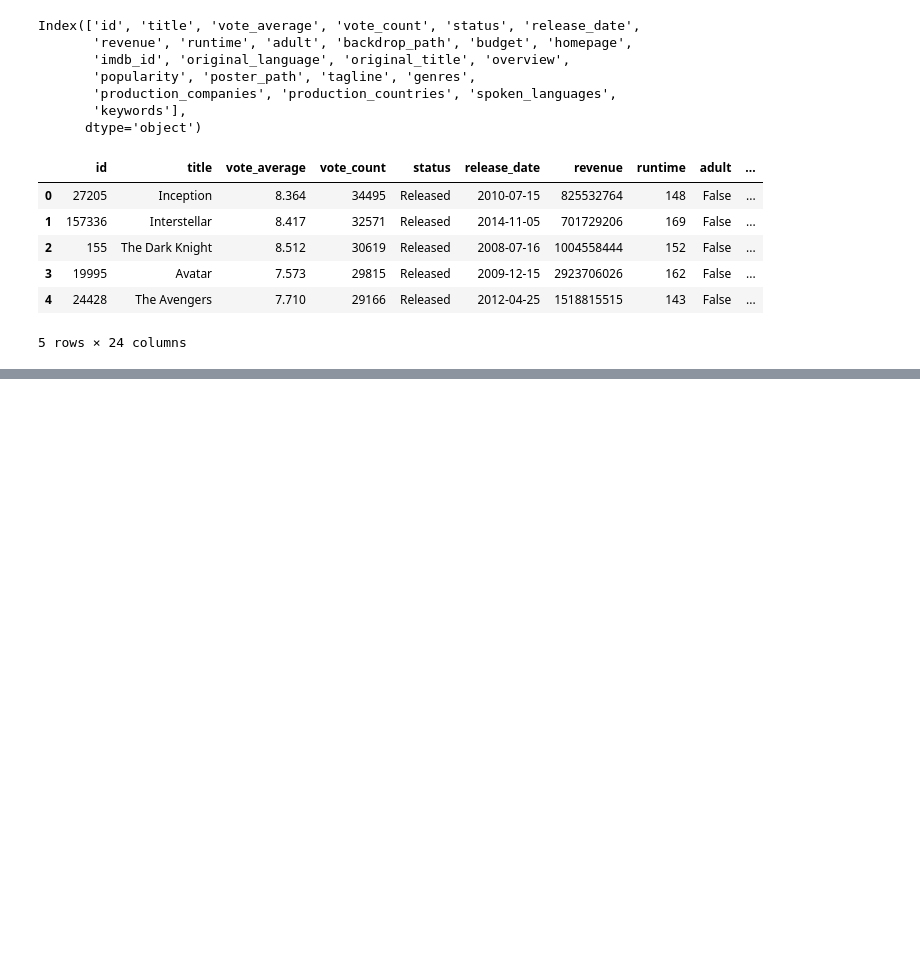
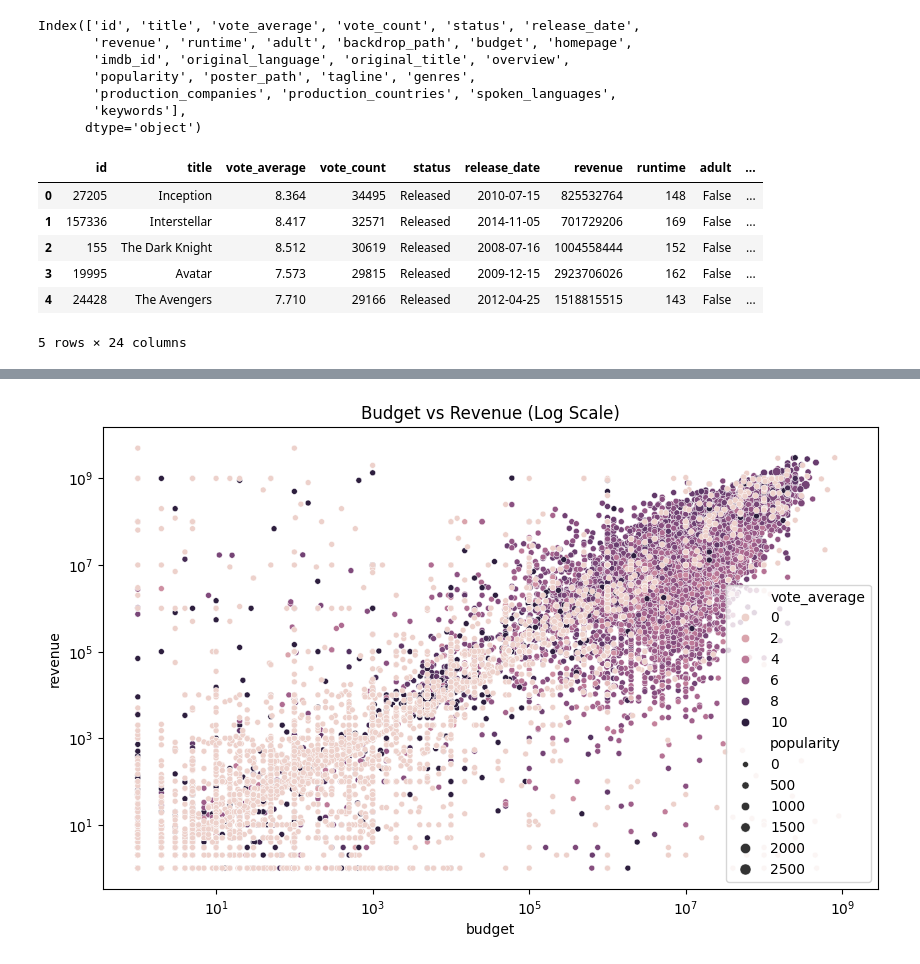
Before and after one commit to vedantwalia/analysing-box-office-data, a Jupyter notebook: data_insights.ipynb, the cells around one changed output, grey strips where cells are left out. Drawn from its saved outputs; the diff is of its cells as text; code cells hidden in the pictures; blank space fills up the shorter version.

```diff
--- a/data_insights.ipynb
+++ b/data_insights.ipynb
@@ -98,0 +118,14 @@ plt.show()
+# %%
+import matplotlib.pyplot as plt
+from collections import Counter
+import matplotlib.pyplot as plt
+import seaborn as sns
+
+plt.figure(figsize=(10, 6))
+sns.scatterplot(data=movies_df, x='budget', y='revenue', hue='vote_average', size='popularity')
+plt.xscale('log')
+plt.yscale('log')
+plt.title("Budget vs Revenue (Log Scale)")
+plt.show()
+# %% [output]
+[figure, added]
```
Also changed, not shown: parts of 9 cells of this notebook.
